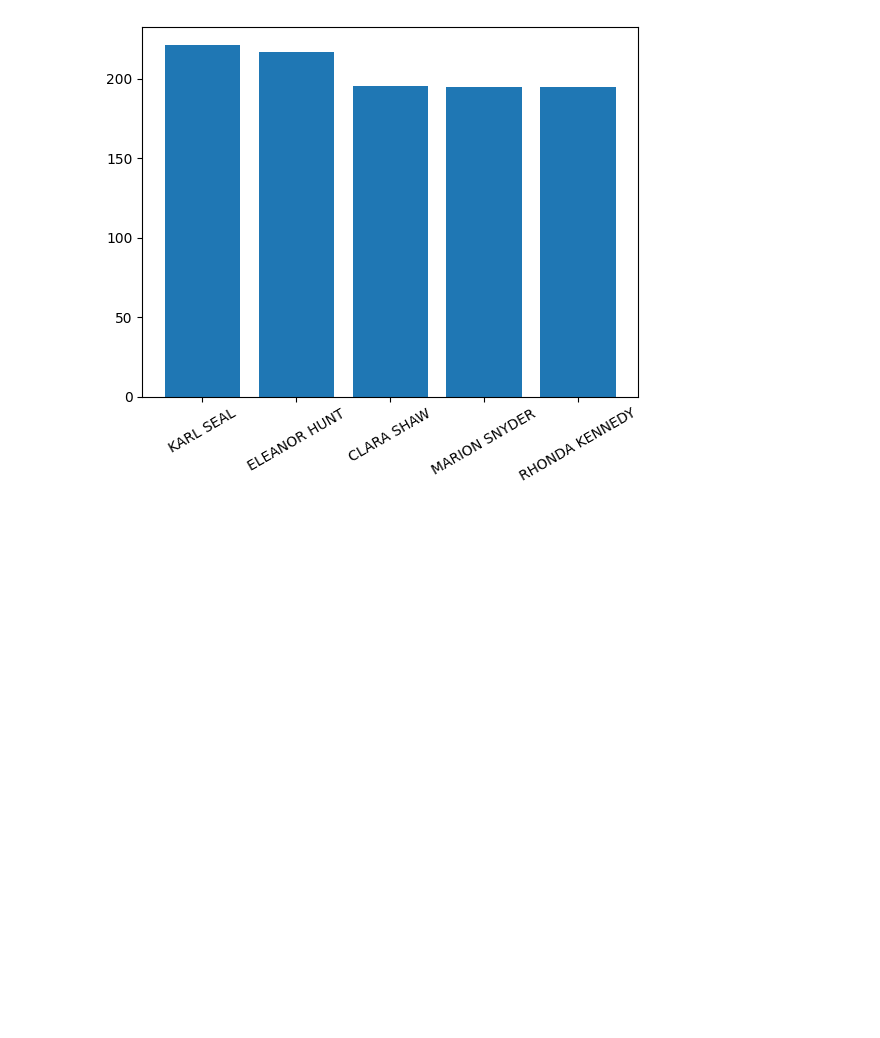
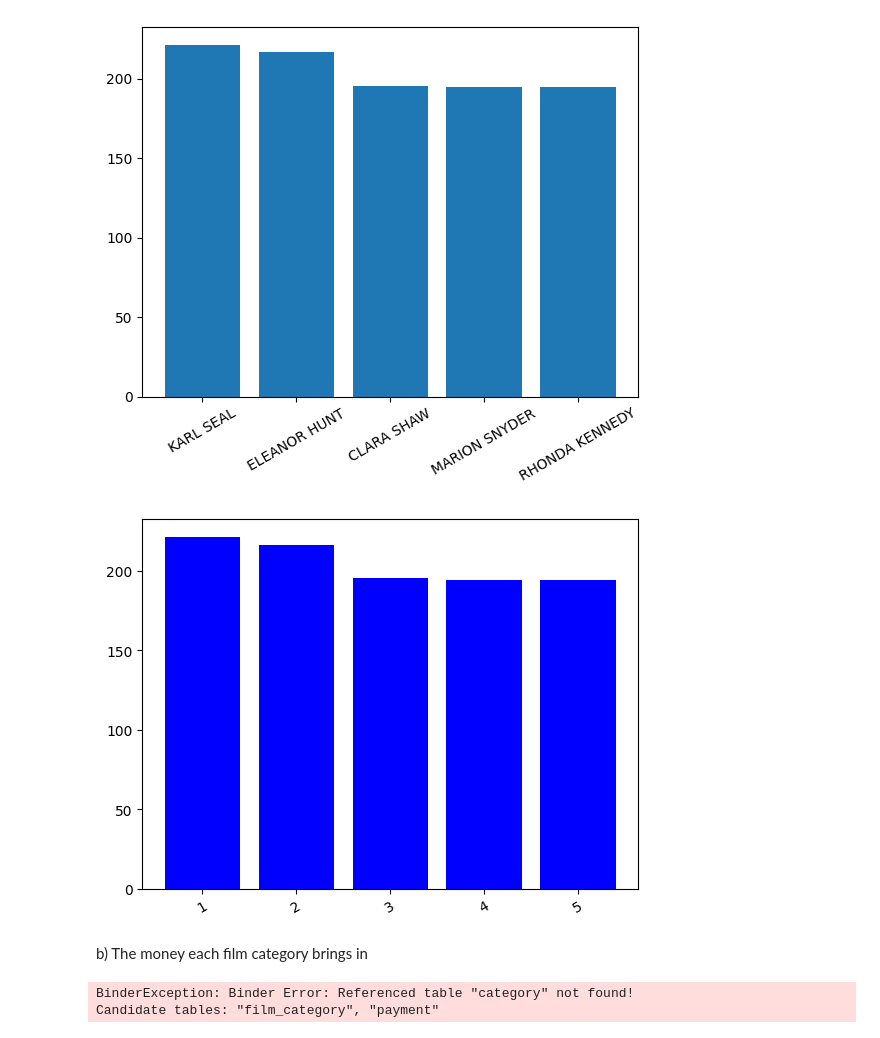
Before and after one commit to ghaliaghazal/Sql_Ghalia_Ghazal_Lab1, a Jupyter notebook: data_analys.ipynb, the cells around one changed output. Saved outputs shown, nothing was run; the diff lists cells and outputs as text; code cells hidden in the pictures; blank space fills up the shorter version.

```diff
--- a/data_analys.ipynb
+++ b/data_analys.ipynb
@@ -367,3 +374,35 @@ plt.xticks(rotation=30)
 plt.show()
 # %% [output]
 [figure]
+# %%
+plt.bar(x, y, color='blue')
+plt.xlabel = "Customer",
+plt.ylabel = "Total Spend",
+plt.title = "Top 5 Customers by Total Spend",
+ylim = [300,400],
+plt.xticks(rotation=30)
+plt.show()
+# %% [output]
+[figure, added]
+# %% [markdown]
+b) The money each film category brings in
+# %%
+# The money each film category brings in
+duckdb.sql("""
+    SELECT
+        category.name AS category,
+        SUM(payment.amount) AS total_revenue
+    FROM payment
+
+    JOIN film_category ON category.category_id = film_category.category_id
+    JOIN film ON film_category.film_id = film.film_id
+    JOIN inventory ON film.film_id = inventory.film_id
+    JOIN rental ON inventory.inventory_id = rental.inventory_id
+    JOIN payment ON rental.rental_id = payment.rental_id
+    GROUP BY category.name
+    ORDER BY total_revenue DESC
+
+""").df()
+# %% [output]
+BinderException: Binder Error: Referenced table "category" not found!
+Candidate tables: "film_category", "payment"
```
Also changed, not shown: parts of 5 cells of this notebook.
